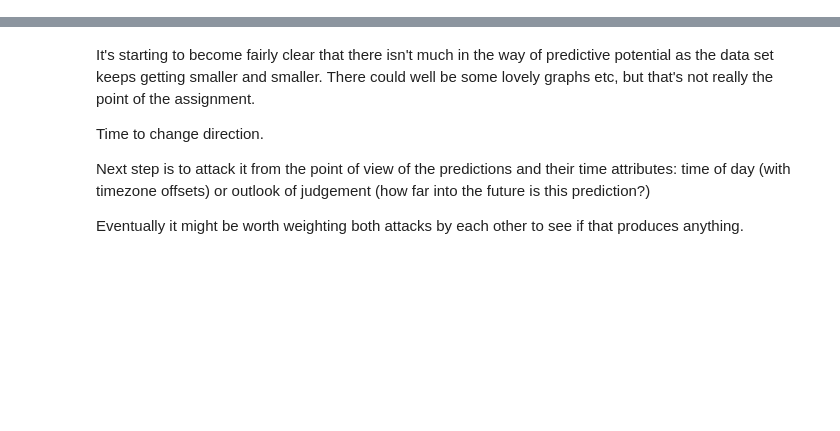
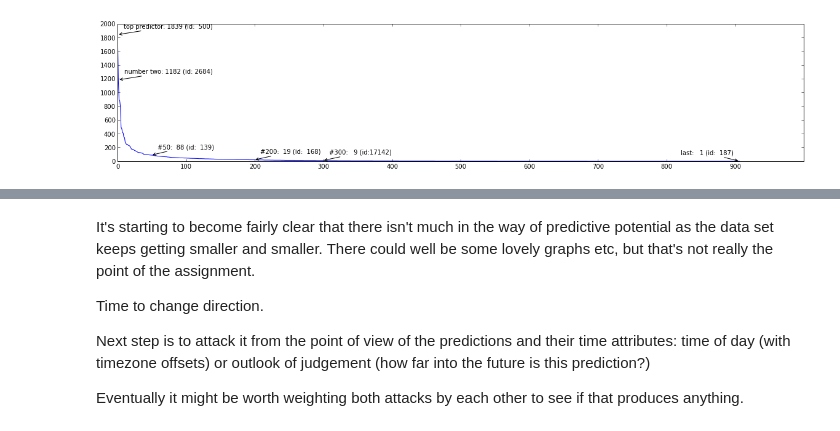
Before and after one commit to notionparallax/GA-DataScience, a Jupyter notebook: Prediction book analysis/PB analysis of users.ipynb, the cells around one changed output, grey strips where cells are left out. Cells and saved outputs as stored; diff of their text form; code cells hidden in the pictures; blank space fills up the shorter version.

```diff
--- a/Prediction book analysis/PB analysis of users.ipynb
+++ b/Prediction book analysis/PB analysis of users.ipynb
@@ -288,0 +268,3 @@ totalPredictions:  88
+# %%
+u = quantifyUser(500)
+#u
@@ -288,0 +275,33 @@ totalPredictions:  88
+# %%
+#This query counds the number of judged predictions each user has made
+countPredictions_query = """
+SELECT r.user_id,
+       Count(r.user_id)
+FROM   mysql.responses r
+       LEFT OUTER JOIN mysql.judgements j
+                    ON r.prediction_id = j.prediction_id
+WHERE  j.outcome {0} NULL
+       AND r.confidence {1} NULL
+GROUP  BY r.user_id
+ORDER  BY Count(r.user_id) DESC
+"""
+count_judged_prediction_df = queryAsTable(countPredictions_query.format('IS NOT','IS NOT'), maxrows=0)
+response_counts = count_judged_prediction_df.drop("r.user_id",1)
+
+fig, ax = plt.subplots(figsize=(20,4), dpi=100)
+#plt.figure(figsize=(25,5), dpi=100)
+ax.plot(response_counts)
+yticks(range(0,u["totalPredictions"]+200,200))
+xticks(range(0,1000,100))
+arrow = dict(arrowstyle='->', shrinkA=0)
+ax.annotate("top predictor: {:>4} (id:{:>5})".format( count_judged_prediction_df["Count(r.user_id)"][0],   count_judged_prediction_df.iloc[0]['r.user_id']  ), xy=(0,   count_judged_prediction_df["Count(r.user_id)"][0]),   xytext=(10, 10), ha='left', textcoords='offset points', arrowprops=arrow)
+ax.annotate("number two: {:>4} (id:{:>5})".format(    count_judged_prediction_df["Count(r.user_id)"][1],   count_judged_prediction_df.iloc[1]['r.user_id']  ), xy=(1,   count_judged_prediction_df["Count(r.user_id)"][1]),   xytext=(10, 10), ha='left', textcoords='offset points', arrowprops=arrow)
+ax.annotate("#50:{:>4} (id:{:>5})".format(            count_judged_prediction_df["Count(r.user_id)"][49],  count_judged_prediction_df.iloc[49]['r.user_id'] ), xy=(49,  count_judged_prediction_df["Count(r.user_id)"][49]),  xytext=(10, 10), ha='left', textcoords='offset points', arrowprops=arrow)
+ax.annotate("#200:{:>4} (id:{:>5})".format(           count_judged_prediction_df["Count(r.user_id)"][199], count_judged_prediction_df.iloc[199]['r.user_id']), xy=(199, count_judged_prediction_df["Count(r.user_id)"][199]), xytext=(10, 10), ha='left', textcoords='offset points', arrowprops=arrow)
+ax.annotate("#300:{:>4} (id:{:>5})".format(           count_judged_prediction_df["Count(r.user_id)"][299], count_judged_prediction_df.iloc[299]['r.user_id']), xy=(299, count_judged_prediction_df["Count(r.user_id)"][299]), xytext=(10, 10), ha='left', textcoords='offset points', arrowprops=arrow)
+last=len(count_judged_prediction_df['r.user_id'])-1
+ax.annotate("last:{:>4} (id:{:>5})".format(           count_judged_prediction_df["Count(r.user_id)"][last], count_judged_prediction_df.iloc[last]['r.user_id']), xy=(last, count_judged_prediction_df["Count(r.user_id)"][last]), xytext=(-10, 10), ha='right', textcoords='offset points', arrowprops=arrow)
+
+plt.show()
+# %% [output]
+[figure, added]
```
Also changed, not shown: parts of 45 cells of this notebook.
